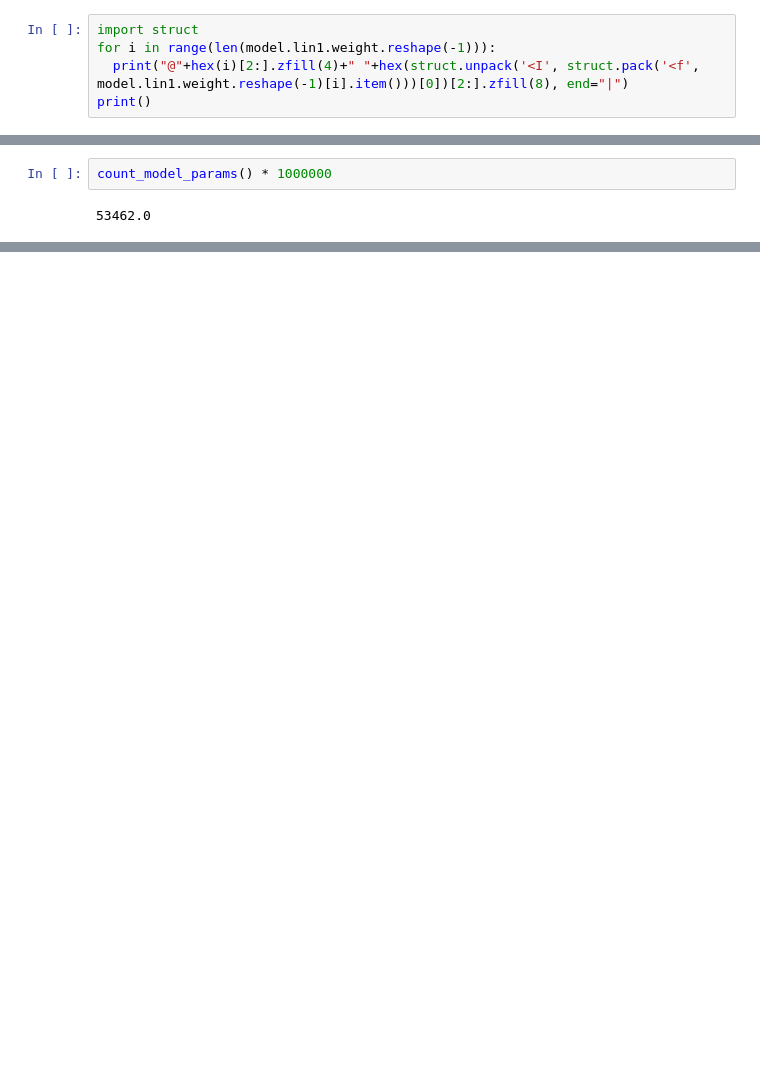
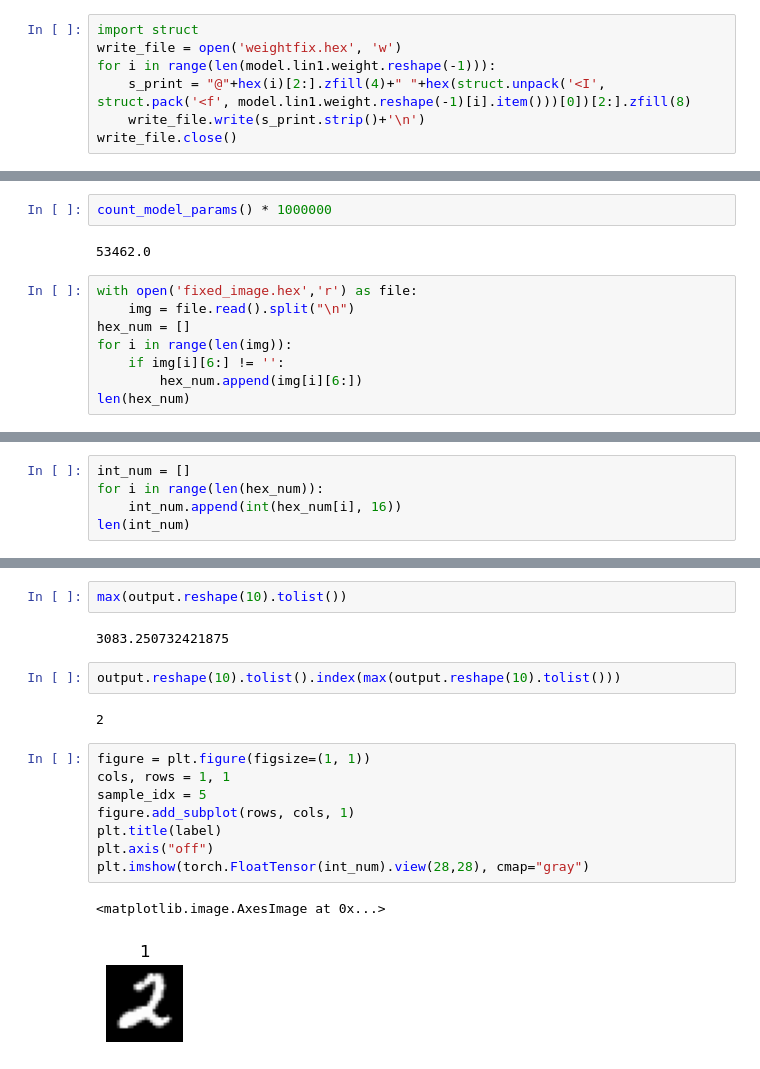
Before and after one commit to ShichenQiao/ECE554_SP23_FPGA_Handwriting_Recognition, a Jupyter notebook: Project/ML/train.ipynb, the cells around one changed output, grey strips where cells are left out. Drawn from its saved outputs; the diff is of its cells as text; blank space fills up the shorter version.

Commit message:
updated weights and auto tests

```diff
--- a/Project/ML/train.ipynb
+++ b/Project/ML/train.ipynb
@@ -402,6 +402,8 @@ len(model.lin1.weight.reshape(-1))
 50176
 # %%
 import struct
+write_file = open('weightfix.hex', 'w')
 for i in range(len(model.lin1.weight.reshape(-1))):
-  print("@"+hex(i)[2:].zfill(4)+" "+hex(struct.unpack('<I', struct.pack('<f', model.lin1.weight.reshape(-1)[i].item()))[0])[2:].zfill(8), end="|")
-print()
+    s_print = "@"+hex(i)[2:].zfill(4)+" "+hex(struct.unpack('<I', struct.pack('<f', model.lin1.weight.reshape(-1)[i].item()))[0])[2:].zfill(8)
+    write_file.write(s_print.strip()+'\n')
+write_file.close()
@@ -417,3 +417,11 @@ print()
 count_model_params() * 1000000
 # %% [output]
 53462.0
+# %%
+with open('fixed_image.hex','r') as file:
+    img = file.read().split("\n")
+hex_num = []
+for i in range(len(img)):
+    if img[i][6:] != '':
+        hex_num.append(img[i][6:])
+len(hex_num)
@@ -419,0 +430,5 @@ count_model_params() * 1000000
+# %%
+int_num = []
+for i in range(len(hex_num)):
+    int_num.append(int(hex_num[i], 16))
+len(int_num)
@@ -419,0 +450,19 @@ count_model_params() * 1000000
+# %%
+max(output.reshape(10).tolist())
+# %% [output]
+3083.250732421875
+# %%
+output.reshape(10).tolist().index(max(output.reshape(10).tolist()))
+# %% [output]
+2
+# %%
+figure = plt.figure(figsize=(1, 1))
+cols, rows = 1, 1
+sample_idx = 5
+figure.add_subplot(rows, cols, 1)
+plt.title(label)
+plt.axis("off")
+plt.imshow(torch.FloatTensor(int_num).view(28,28), cmap="gray")
+# %% [output]
+<matplotlib.image.AxesImage at 0x...>
+[figure, added]
```
Also changed, not shown: parts of 9 cells of this notebook, 12 other files.
